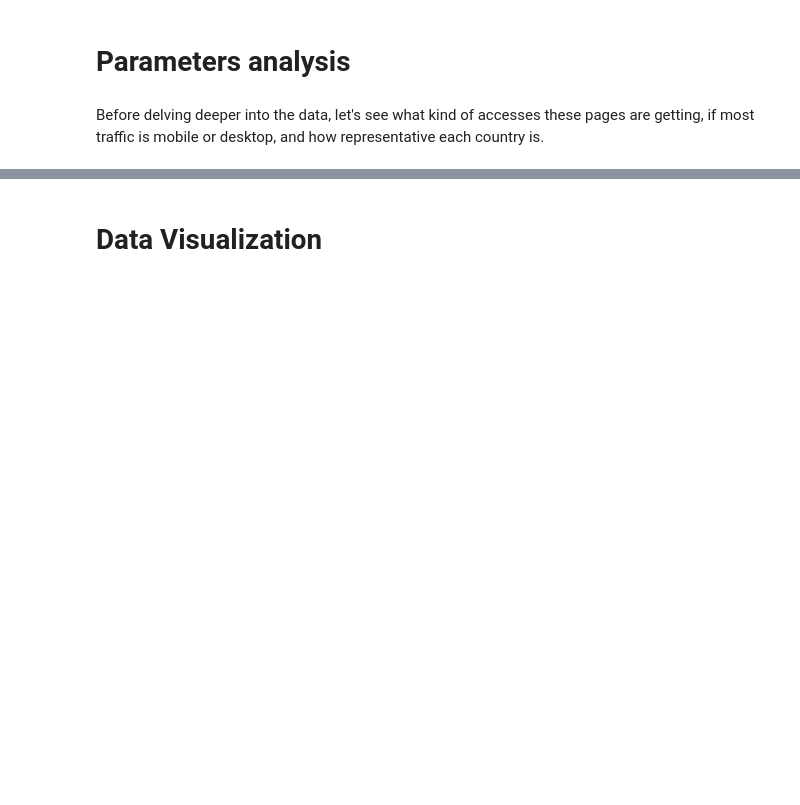
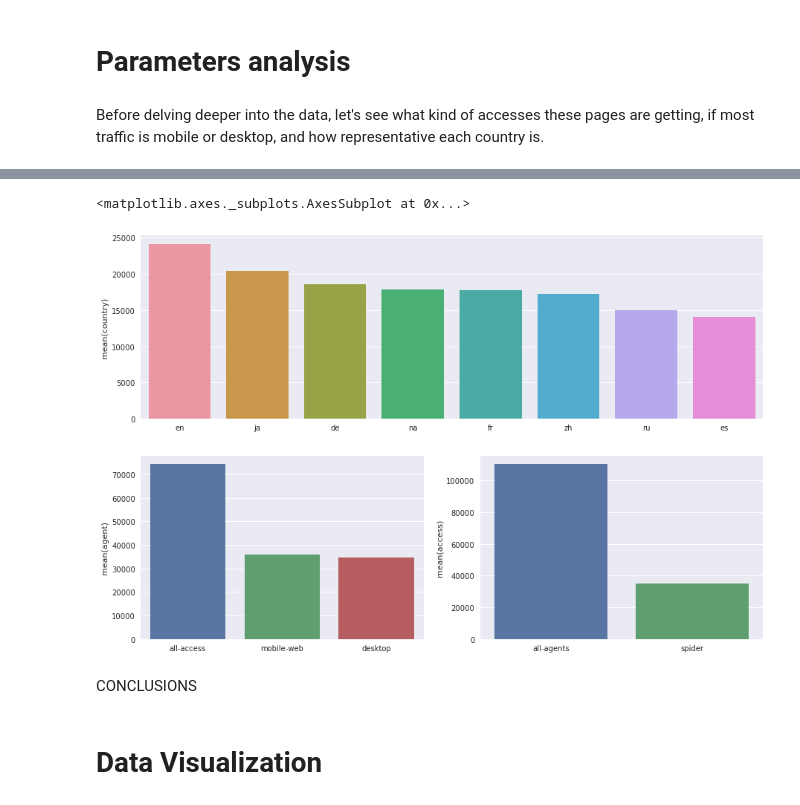
Before and after one commit to Sandy4321/WebTraffic, a Jupyter notebook: traffic_analysis.ipynb, the cells around one changed output, grey strips where cells are left out. Drawn from its saved outputs; the diff is of its cells as text; code cells hidden in the pictures; blank space fills up the shorter version.

Commit message:
barplots, helper function

```diff
--- a/traffic_analysis.ipynb
+++ b/traffic_analysis.ipynb
@@ -103,10 +92,11 @@ As stated above, the page feature can give us a lot of relevant information. We'
 # %%
 # extracting country, agent, site
 # ?:foobar, foobar as a non capturing group
+# +? 1, *, lazy evaluation
 
 pat = re.compile(
-    '(.+)_([a-z]{2}\.)?((?:wikipedia\.org)|(?:commons\.wikimedia\.org)|(?:www\.wikimedia\.org)|(?:www\.mediawiki\.org))_([a-z_-]+?)$'
+    '(.+)_([a-z]{2}\.)?((?:wikipedia\.org)|(?:commons\.wikimedia\.org)|(?:www\.wikimedia\.org)|(?:www\.mediawiki\.org))_([a-z-]+?)_([a-z-]+)$'
 )
-print(pat.fullmatch('BLEACH_zh.wikipedia.org_all-accessspider').groups())
+print(pat.fullmatch('BLEACH_zh.wikipedia.org_all-access_spider').groups())
 print(pat.fullmatch('Accueil_commons.wikimedia.org_all-access_spider').groups())
 # %% [output]
@@ -126,6 +116,7 @@ def extract_from_url(urls):
     if isinstance(urls, pd.Series):
          urls = urls.values
 
+    accesses = np.full_like(urls, np.NaN)
     agents = np.full_like(urls, np.NaN)
     sites = np.full_like(urls, np.NaN)
     countries = np.full_like(urls, np.NaN)
@@ -136,8 +127,7 @@ def extract_from_url(urls):
         match = pat.fullmatch(url)
         assert match, "regex pattern matching failed %s" % url
 
-        title = match.group(1)
-        titles[i] = title
+        titles[i] = match.group(1)
 
         country = match.group(2)
         if country:
@@ -145,16 +135,16 @@ def extract_from_url(urls):
         else:
             countries[i] = 'na'
 
-        site = match.group(3)
-        sites[i] = site
+        sites[i] = match.group(3)
 
-        agent = match.group(4)
-        agents[i] = agent
+        agents[i] = match.group(4)
+        accesses[i] = match.group(5)
 
     return pd.DataFrame({
         'page': urls,
         'title': titles,
         'agent': agents,
+        'access': accesses,
         'site': sites,
         'country': countries,
     })
@@ -189,3 +188,10 @@ def plot_series(start, end, series):
 # Parameters analysis
 # %% [markdown]
 Before delving deeper into the data, let's see what kind of accesses these pages are getting, if most traffic is mobile or desktop, and how representative each country is.
+# %%
+country_data = extract.country.value_counts()
+country_df = pd.DataFrame([country_data.index, country_data.values])
+agent_data = extract.agent.value_counts()
+agent_df = pd.DataFrame()
+access_data = extract.access.value_counts()
+access_df = pd.DataFrame()
@@ -192,3 +210,19 @@ Before delving deeper into the data, let's see what kind of accesses these pages
+# %%
+plt.figure(figsize=(15,10))
+ax1 = plt.subplot2grid((2,2), (0, 0), colspan=2) #country data
+ax2 = plt.subplot2grid((2,2), (1, 0)) # agent data
+ax3 = plt.subplot2grid((2,2), (1, 1)) # access data
+
+
+
+sns.barplot(x=country_data.index, y=country_data, ax=ax1)
+sns.barplot(x=agent_data.index, y=agent_data, ax=ax2)
+sns.barplot(x=access_data.index, y=access_data, ax=ax3)
+# %% [output]
+<matplotlib.axes._subplots.AxesSubplot at 0x...>
+[figure, added]
+# %% [markdown]
+CONCLUSIONS
 # %% [markdown]
 # Data Visualization
 # %% [markdown]
```
Also changed, not shown: parts of 13 cells of this notebook.
